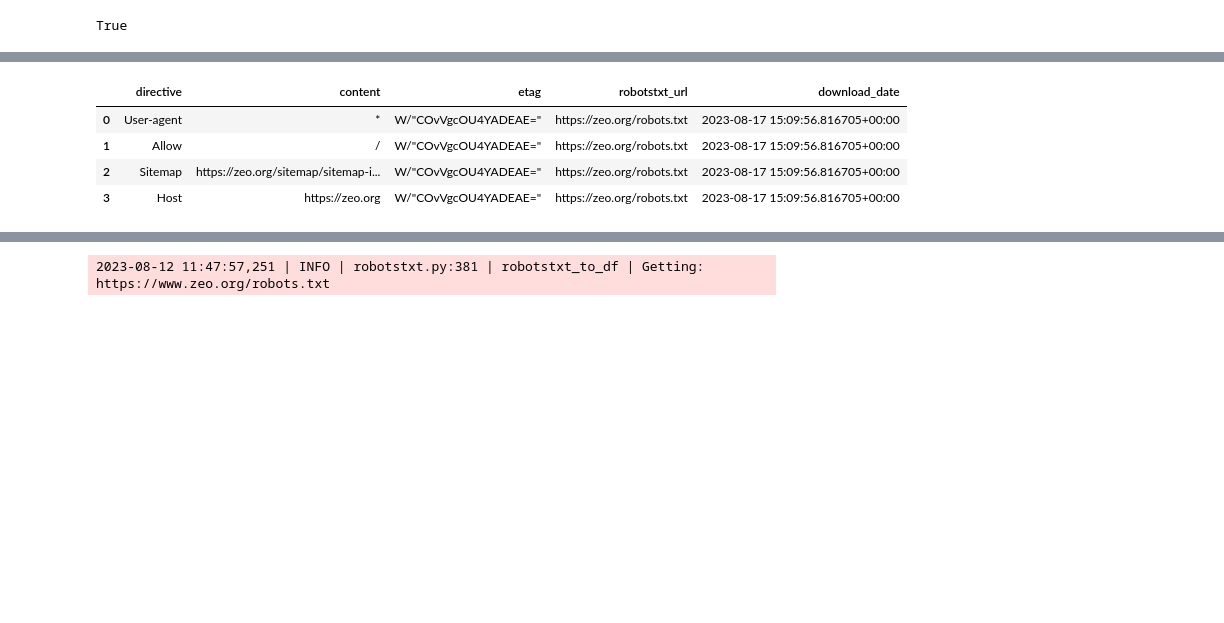
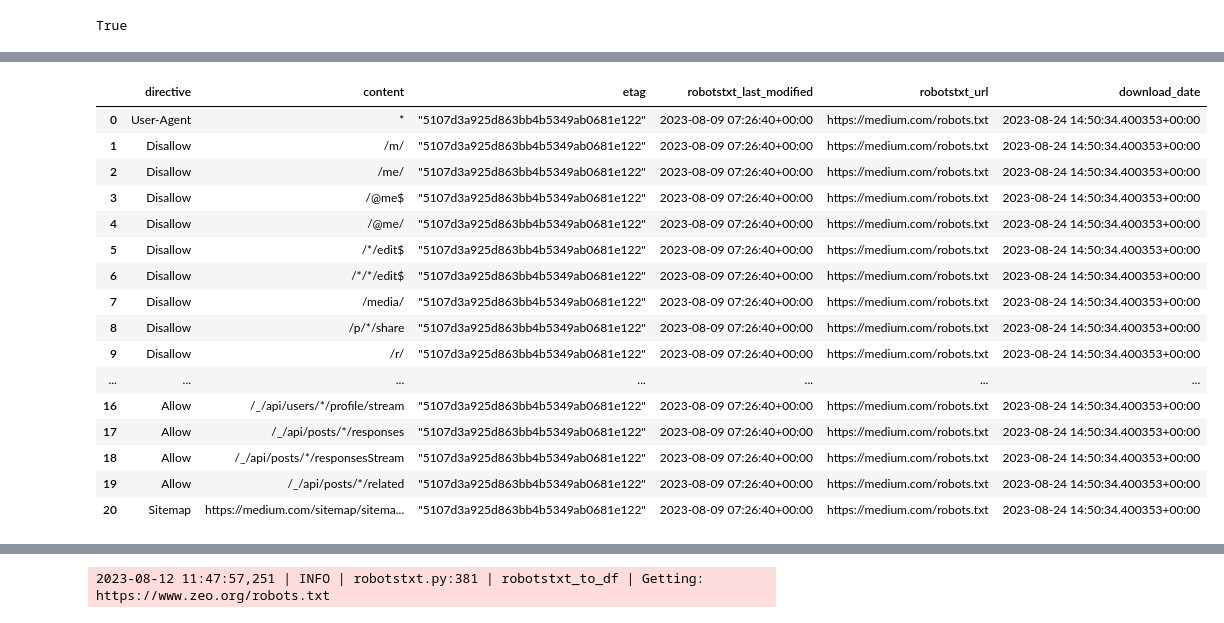
Before and after one commit to neeschal00/django-advertools, a Jupyter notebook: notebooks/siteAudit.ipynb, the cells around one changed output, grey strips where cells are left out. Saved outputs shown, nothing was run; the diff lists cells and outputs as text; code cells hidden in the pictures; blank space fills up the shorter version.

```diff
--- a/notebooks/siteAudit.ipynb
+++ b/notebooks/siteAudit.ipynb
@@ -62,5 +328,5 @@ pages
 # %%
-robots_df = adv.robotstxt_to_df("https://zeo.org/robots.txt")
+robots_df = adv.robotstxt_to_df("https://www.medium.com/robots.txt")
 # test_df = adv.robotstxt_test("https://zeo.org/robots.txt",
 #                              user_agents=['Mozilla/5.0 (Linux; Android 6.0.1; Nexus 5X Build/MMB29P) AppleWebKit/537.36 (KHTML, like Gecko) Chrome/W.X.Y.Z Mobile Safari/537.36 (compatible; Googlebot/2.1; +http://www.google.com/bot.html)'],
 #                              urls=pages['url'])
@@ -72,6 +338,18 @@ robots_df
-|  | directive | content | etag | robotstxt_url | download_date |
-| 0 | User-agent | * | W/"COvVgcOU4YADEAE=" | https://zeo.org/robots.txt | 2023-08-17 15:09:56.816705+00:00 |
-| 1 | Allow | / | W/"COvVgcOU4YADEAE=" | https://zeo.org/robots.txt | 2023-08-17 15:09:56.816705+00:00 |
-| 2 | Sitemap | https://zeo.org/sitemap/sitemap-i... | W/"COvVgcOU4YADEAE=" | https://zeo.org/robots.txt | 2023-08-17 15:09:56.816705+00:00 |
-| 3 | Host | https://zeo.org | W/"COvVgcOU4YADEAE=" | https://zeo.org/robots.txt | 2023-08-17 15:09:56.816705+00:00 |
+|  | directive | content | etag | robotstxt_last_modified | robotstxt_url | download_date |
+| 0 | User-Agent | * | "5107d3a925d863bb4b5349ab0681e122" | 2023-08-09 07:26:40+00:00 | https://medium.com/robots.txt | 2023-08-24 14:50:34.400353+00:00 |
+| 1 | Disallow | /m/ | "5107d3a925d863bb4b5349ab0681e122" | 2023-08-09 07:26:40+00:00 | https://medium.com/robots.txt | 2023-08-24 14:50:34.400353+00:00 |
+| 2 | Disallow | /me/ | "5107d3a925d863bb4b5349ab0681e122" | 2023-08-09 07:26:40+00:00 | https://medium.com/robots.txt | 2023-08-24 14:50:34.400353+00:00 |
+| 3 | Disallow | /@me$ | "5107d3a925d863bb4b5349ab0681e122" | 2023-08-09 07:26:40+00:00 | https://medium.com/robots.txt | 2023-08-24 14:50:34.400353+00:00 |
+| 4 | Disallow | /@me/ | "5107d3a925d863bb4b5349ab0681e122" | 2023-08-09 07:26:40+00:00 | https://medium.com/robots.txt | 2023-08-24 14:50:34.400353+00:00 |
+| 5 | Disallow | /*/edit$ | "5107d3a925d863bb4b5349ab0681e122" | 2023-08-09 07:26:40+00:00 | https://medium.com/robots.txt | 2023-08-24 14:50:34.400353+00:00 |
+| 6 | Disallow | /*/*/edit$ | "5107d3a925d863bb4b5349ab0681e122" | 2023-08-09 07:26:40+00:00 | https://medium.com/robots.txt | 2023-08-24 14:50:34.400353+00:00 |
+| 7 | Disallow | /media/ | "5107d3a925d863bb4b5349ab0681e122" | 2023-08-09 07:26:40+00:00 | https://medium.com/robots.txt | 2023-08-24 14:50:34.400353+00:00 |
+| 8 | Disallow | /p/*/share | "5107d3a925d863bb4b5349ab0681e122" | 2023-08-09 07:26:40+00:00 | https://medium.com/robots.txt | 2023-08-24 14:50:34.400353+00:00 |
+| 9 | Disallow | /r/ | "5107d3a925d863bb4b5349ab0681e122" | 2023-08-09 07:26:40+00:00 | https://medium.com/robots.txt | 2023-08-24 14:50:34.400353+00:00 |
+| ... | ... | ... | ... | ... | ... | ... |
+| 16 | Allow | /_/api/users/*/profile/stream | "5107d3a925d863bb4b5349ab0681e122" | 2023-08-09 07:26:40+00:00 | https://medium.com/robots.txt | 2023-08-24 14:50:34.400353+00:00 |
+| 17 | Allow | /_/api/posts/*/responses | "5107d3a925d863bb4b5349ab0681e122" | 2023-08-09 07:26:40+00:00 | https://medium.com/robots.txt | 2023-08-24 14:50:34.400353+00:00 |
+| 18 | Allow | /_/api/posts/*/responsesStream | "5107d3a925d863bb4b5349ab0681e122" | 2023-08-09 07:26:40+00:00 | https://medium.com/robots.txt | 2023-08-24 14:50:34.400353+00:00 |
+| 19 | Allow | /_/api/posts/*/related | "5107d3a925d863bb4b5349ab0681e122" | 2023-08-09 07:26:40+00:00 | https://medium.com/robots.txt | 2023-08-24 14:50:34.400353+00:00 |
+| 20 | Sitemap | https://medium.com/sitemap/sitema... | "5107d3a925d863bb4b5349ab0681e122" | 2023-08-09 07:26:40+00:00 | https://medium.com/robots.txt | 2023-08-24 14:50:34.400353+00:00 |
 # %%
```
Also changed, not shown: parts of 10 cells of this notebook, 6 other files.
